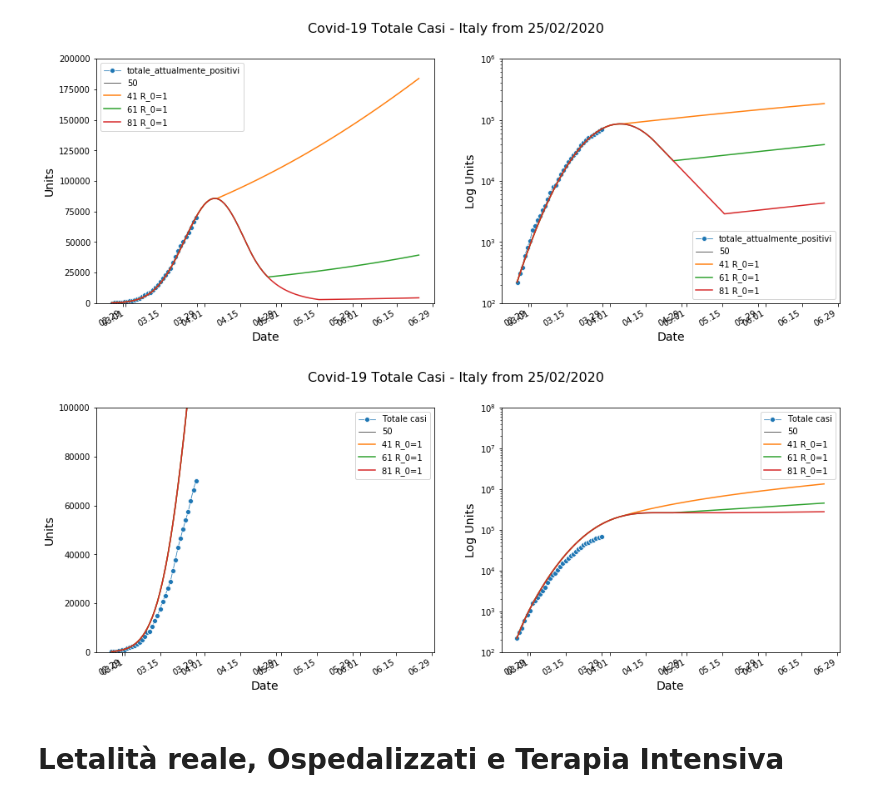
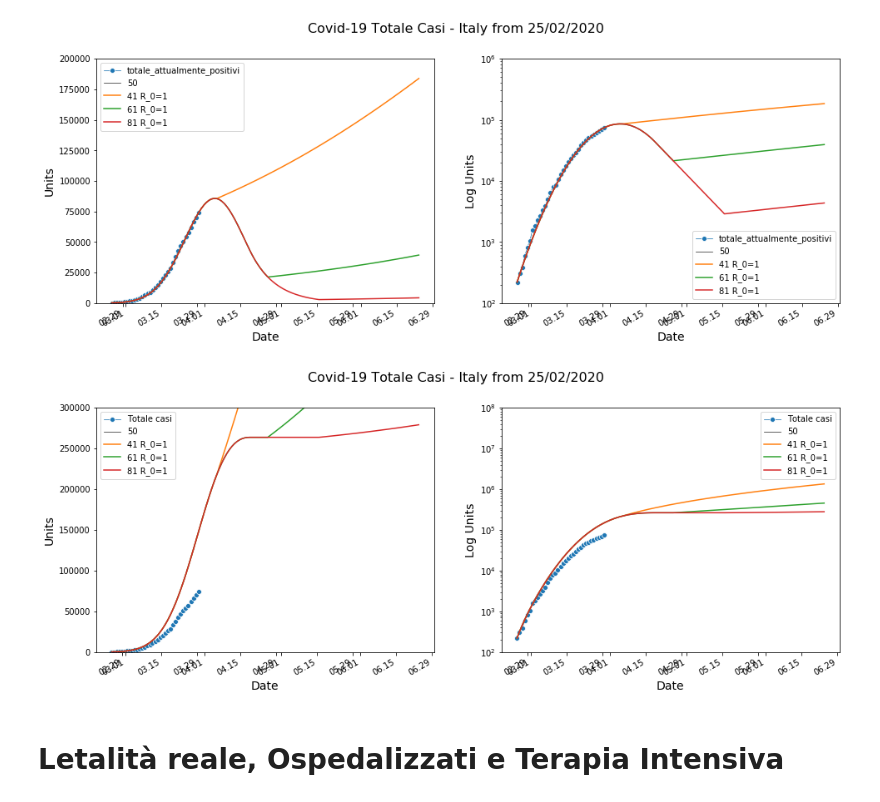
Before and after one commit to AndC314/COVID-19, a Jupyter notebook: SIR-with-Italy data.ipynb, the cells around one changed output. Cells and saved outputs as stored; diff of their text form; code cells hidden in the pictures.

```diff
--- a/SIR-with-Italy data.ipynb
+++ b/SIR-with-Italy data.ipynb
@@ -52,5 +58,6 @@ dfr['Days'] = (dfr.data.diff().dt.days+dfr.data.diff().dt.seconds/86400).cumsum(
 # %% [markdown]
 ## Dati degli ultimi 3 giorni
 # %%
-dfr[['data','terapia_intensiva','totale_attualmente_positivi','totale_casi','deceduti','Days']].tail(3)
+dfr['NuoviCasi Totali'] = dfr['totale_casi'].diff()
+dfr[['data','terapia_intensiva','totale_attualmente_positivi','totale_casi','deceduti','Days','NuoviCasi Totali']].tail(3)
 # %% [output]
@@ -534,7 +551,7 @@ for axx in ax:
     ax[i].set_xlabel('Date', fontsize=14)
     ax[i].xaxis.set_major_locator(mdates.AutoDateLocator())
     ax[i].xaxis.set_major_formatter(mdates.DateFormatter('%m.%d'))
-    ax[i].set_ylim(0,100000)
+    ax[i].set_ylim(0,300000)
     if i==1:
         ax[i].set_yscale('log')
         ax[i].set_ylim(100,1e8)
@@ -624,27 +641,27 @@ plt.suptitle('Covid-19 Totale Casi - Italy from 25/02/2020', fontsize=16);
 # %%
 #label_sim= 'Sim.'+r'$\beta = \beta_i*(1.10-cf*day+cf/2*t)$ dopo giorni'
 fig, ax = plt.subplots(1,2,figsize=(16,6))
 fig.autofmt_xdate()
 
 i=0
 for axx in ax:
     sns.lineplot(x='data',y='totale_attualmente_positivi', data=dfr, label='Totale casi', lw=2, marker="o", size=50,legend='full',ax=ax[i])
     sns.lineplot(x='date',y='Tot_41',data=Stop2[(Stop2.I41>100)], label='41 R_0=1',ax=ax[i])
     sns.lineplot(x='date',y='Tot_61',data=Stop2[(Stop2.I41>100)], label='61 R_0=1',ax=ax[i])
     sns.lineplot(x='date',y='Tot_81',data=Stop2[(Stop2.I41>100)], label='81 R_0=1',ax=ax[i])
     ax[i].set_ylabel('Units', fontsize=14)
     ax[i].set_xlabel('Date', fontsize=14)
     ax[i].xaxis.set_major_locator(mdates.AutoDateLocator())
     ax[i].xaxis.set_major_formatter(mdates.DateFormatter('%m.%d'))
-    ax[i].set_ylim(0,100000)
+    ax[i].set_ylim(0,300000)
     if i==1:
         ax[i].set_yscale('log')
         ax[i].set_ylim(100,1e8)
         ax[i].set_ylabel('Log Units', fontsize=14)
     i+=1
 plt.suptitle('Covid-19 Totale Casi - Italy from 25/02/2020', fontsize=16);
 # %% [output]
-[figure, old version]
+[figure, new version]
 # %% [markdown]
 # Letalità reale, Ospedalizzati e Terapia Intensiva
 # %% [markdown]
```
Also changed, not shown: parts of 20 cells of this notebook, 1 other file.
